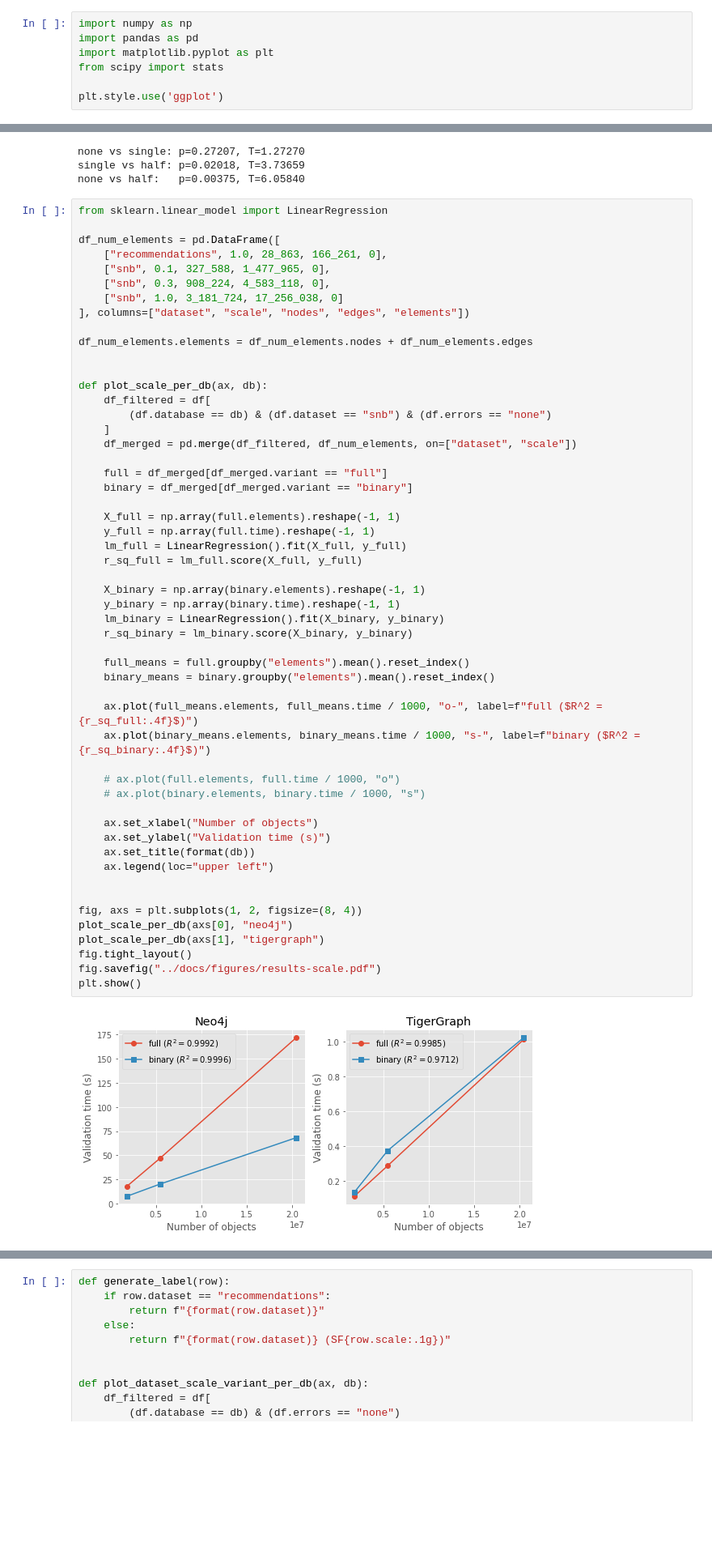
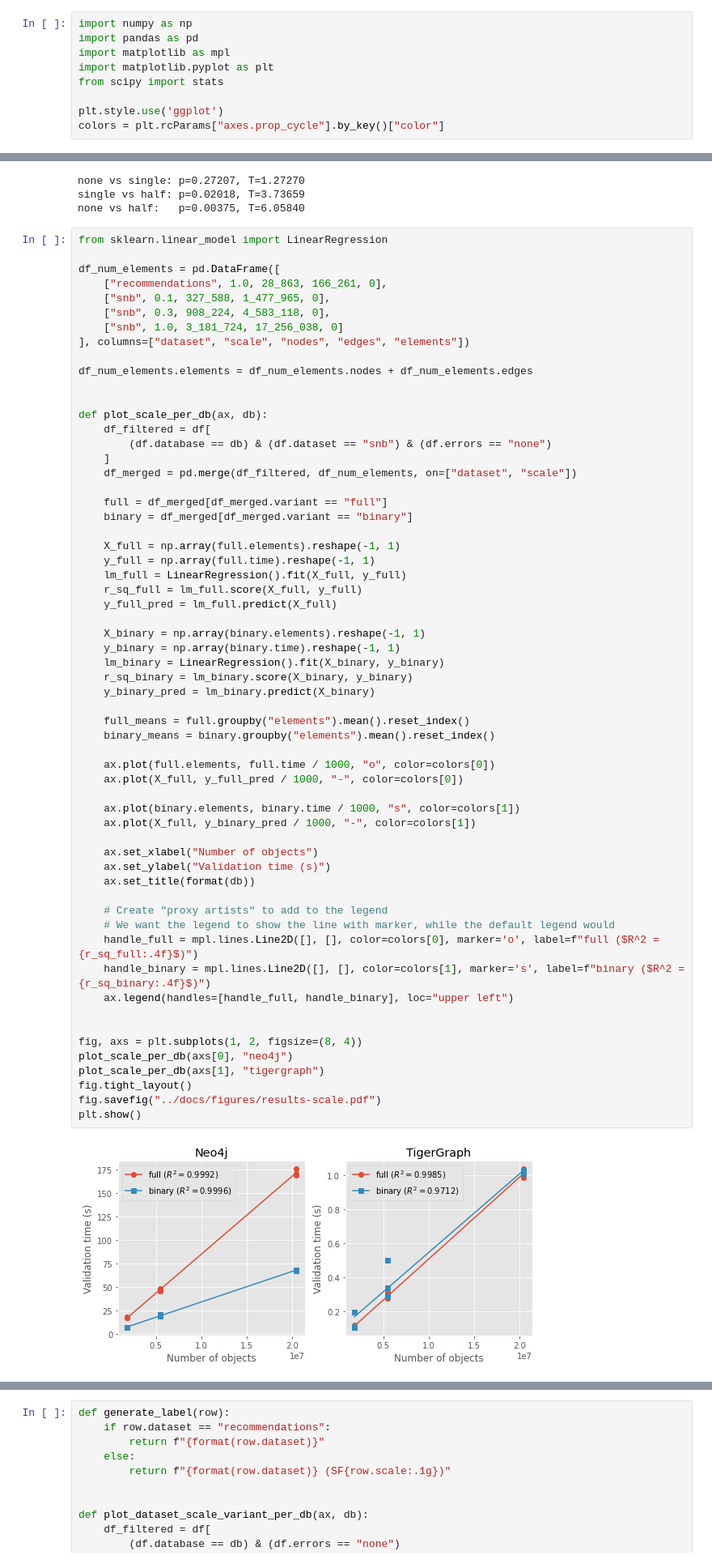
Before and after one commit to nimobeeren/thesis, a Jupyter notebook: analysis/analysis.ipynb, the cells around one changed output, grey strips where cells are left out. Shown at 81% size. Saved outputs shown, nothing was run; the diff lists cells and outputs as text; blank space fills up the shorter version.

Commit message:
improve regression plots

```diff
--- a/analysis/analysis.ipynb
+++ b/analysis/analysis.ipynb
@@ -1,10 +1,12 @@
 # %%
 import numpy as np
 import pandas as pd
+import matplotlib as mpl
 import matplotlib.pyplot as plt
 from scipy import stats
 
 plt.style.use('ggplot')
+colors = plt.rcParams["axes.prop_cycle"].by_key()["color"]
 # %%
 from pandas.api.types import CategoricalDtype
 
@@ -86,39 +88,46 @@ def plot_scale_per_db(ax, db):
     full = df_merged[df_merged.variant == "full"]
     binary = df_merged[df_merged.variant == "binary"]
 
     X_full = np.array(full.elements).reshape(-1, 1)
     y_full = np.array(full.time).reshape(-1, 1)
     lm_full = LinearRegression().fit(X_full, y_full)
     r_sq_full = lm_full.score(X_full, y_full)
+    y_full_pred = lm_full.predict(X_full)
 
     X_binary = np.array(binary.elements).reshape(-1, 1)
     y_binary = np.array(binary.time).reshape(-1, 1)
     lm_binary = LinearRegression().fit(X_binary, y_binary)
     r_sq_binary = lm_binary.score(X_binary, y_binary)
+    y_binary_pred = lm_binary.predict(X_binary)
 
     full_means = full.groupby("elements").mean().reset_index()
     binary_means = binary.groupby("elements").mean().reset_index()
 
-    ax.plot(full_means.elements, full_means.time / 1000, "o-", label=f"full ($R^2 = {r_sq_full:.4f}$)")
-    ax.plot(binary_means.elements, binary_means.time / 1000, "s-", label=f"binary ($R^2 = {r_sq_binary:.4f}$)")
+    ax.plot(full.elements, full.time / 1000, "o", color=colors[0])
+    ax.plot(X_full, y_full_pred / 1000, "-", color=colors[0])
 
-    # ax.plot(full.elements, full.time / 1000, "o")
-    # ax.plot(binary.elements, binary.time / 1000, "s")
+    ax.plot(binary.elements, binary.time / 1000, "s", color=colors[1])
+    ax.plot(X_full, y_binary_pred / 1000, "-", color=colors[1])
 
     ax.set_xlabel("Number of objects")
     ax.set_ylabel("Validation time (s)")
     ax.set_title(format(db))
-    ax.legend(loc="upper left")
+
+    # Create "proxy artists" to add to the legend
+    # We want the legend to show the line with marker, while the default legend would
+    handle_full = mpl.lines.Line2D([], [], color=colors[0], marker='o', label=f"full ($R^2 = {r_sq_full:.4f}$)")
+    handle_binary = mpl.lines.Line2D([], [], color=colors[1], marker='s', label=f"binary ($R^2 = {r_sq_binary:.4f}$)")
+    ax.legend(handles=[handle_full, handle_binary], loc="upper left")
 
 
 fig, axs = plt.subplots(1, 2, figsize=(8, 4))
 plot_scale_per_db(axs[0], "neo4j")
 plot_scale_per_db(axs[1], "tigergraph")
 fig.tight_layout()
 fig.savefig("../docs/figures/results-scale.pdf")
 plt.show()
 # %% [output]
-[figure, old version]
+[figure, new version]
 # %%
 # TODO: measure full variant for different error rates?
 
```
Also changed, not shown: parts of 1 cell of this notebook, 4 other files.
